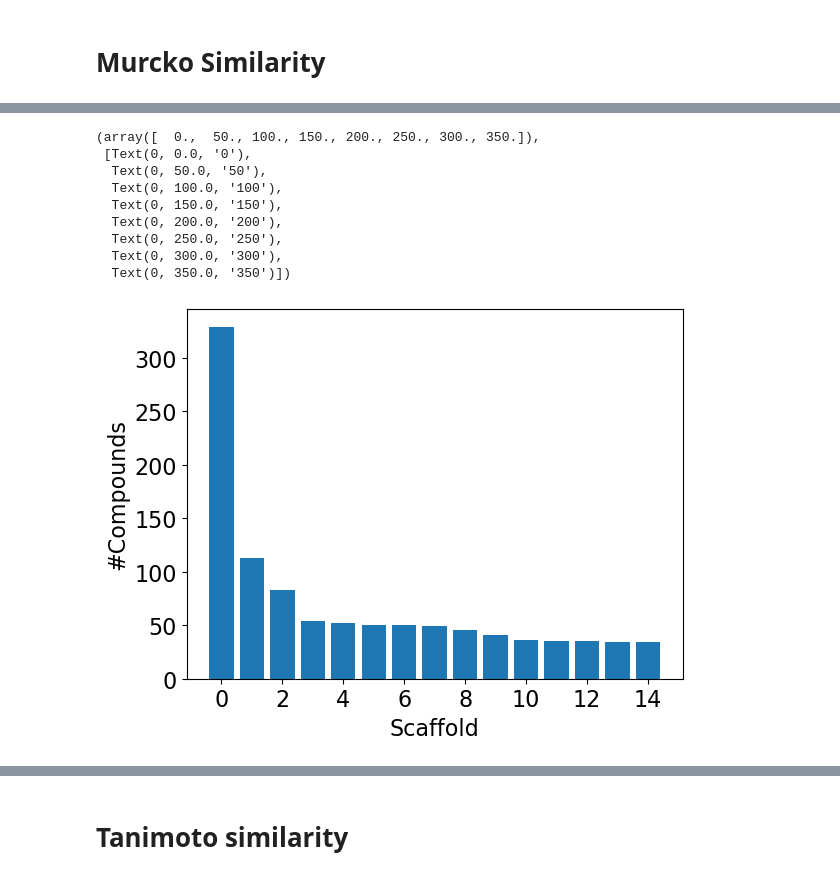
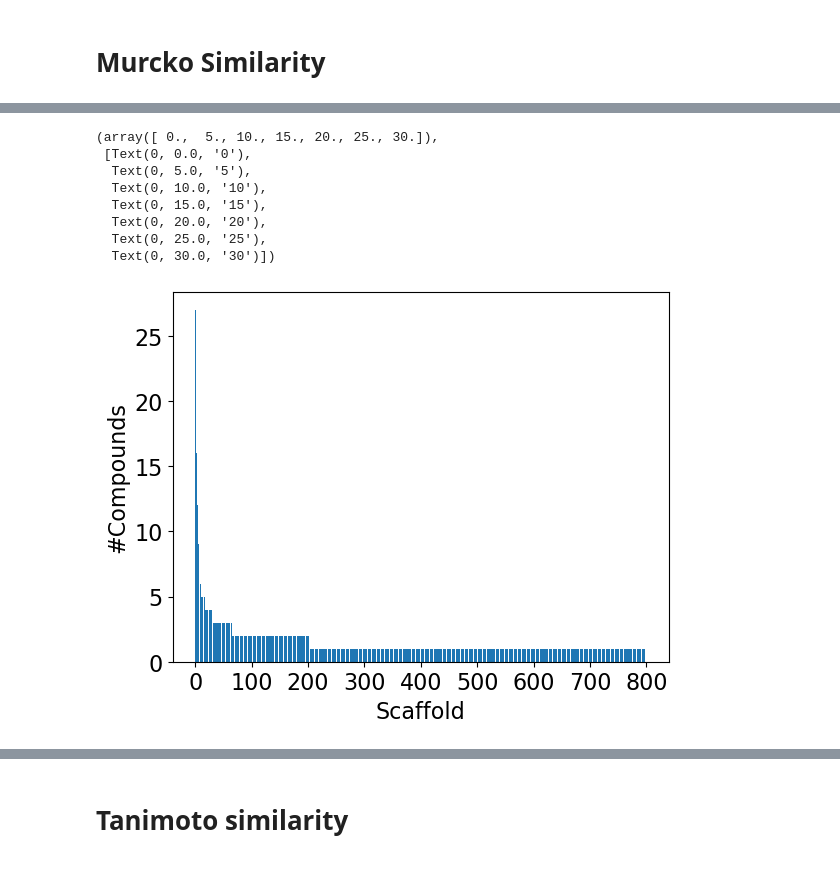
Before and after one commit to volkamerlab/KinFragLib_PocketEnum, a Jupyter notebook: evaluation/diversity.ipynb, the cells around one changed output, grey strips where cells are left out. Drawn from its saved outputs; the diff is of its cells as text; code cells hidden in the pictures.

```diff
--- a/evaluation/diversity.ipynb
+++ b/evaluation/diversity.ipynb
@@ -17,7 +17,7 @@ import copy
 from rdkit.Chem.Draw import rdDepictor
 # %%
 # read data
-data = utils_eval.read_mols('../results_thesis/3amb/results.sdf')
+data = utils_eval.read_mols('../results_5n1f_25_02/5n1f/results.sdf')
 data['binding_affinity'] = data.apply(lambda x: (x['BIOSOLVEIT.HYDE_ESTIMATED_AFFINITY_UPPER_BOUNDARY [nM]'] + x['BIOSOLVEIT.HYDE_ESTIMATED_AFFINITY_LOWER_BOUNDARY [nM]'])/2, axis=1)
 data = data[data['binding_affinity'] <= 1000].copy().reset_index(drop=True)
 data['inchi'] = data.apply(lambda x: Chem.MolToInchi(utils.standardize_mol(x.ROMol)), axis=1)
@@ -138,21 +137,20 @@ plt.yticks(fontsize=16)
 # %%
 # plot top 15 scaffolds TODO add percetage to top of the bars
-plt.bar(range(15), scaffolds[:15])
+plt.bar(range(len(scaffolds)), scaffolds)
 plt.ylabel('#Compounds', fontsize=16)
 plt.xlabel('Scaffold', fontsize=16)
 plt.xticks(fontsize=16)
 plt.yticks(fontsize=16)
 # %% [output]
-(array([  0.,  50., 100., 150., 200., 250., 300., 350.]),
+(array([ 0.,  5., 10., 15., 20., 25., 30.]),
  [Text(0, 0.0, '0'),
-  Text(0, 50.0, '50'),
-  Text(0, 100.0, '100'),
-  Text(0, 150.0, '150'),
-  Text(0, 200.0, '200'),
-  Text(0, 250.0, '250'),
-  Text(0, 300.0, '300'),
-  Text(0, 350.0, '350')])
+  Text(0, 5.0, '5'),
+  Text(0, 10.0, '10'),
+  Text(0, 15.0, '15'),
+  Text(0, 20.0, '20'),
+  Text(0, 25.0, '25'),
+  Text(0, 30.0, '30')])
-[figure, old version]
+[figure, new version]
 # %%
 print(f"Scaffold 0: {scaffolds[0]} compounds => {scaffolds[0]/data.index.size * 100}%")
 # %% [output]
```
Also changed, not shown: parts of 20 cells of this notebook, 4 other files.
